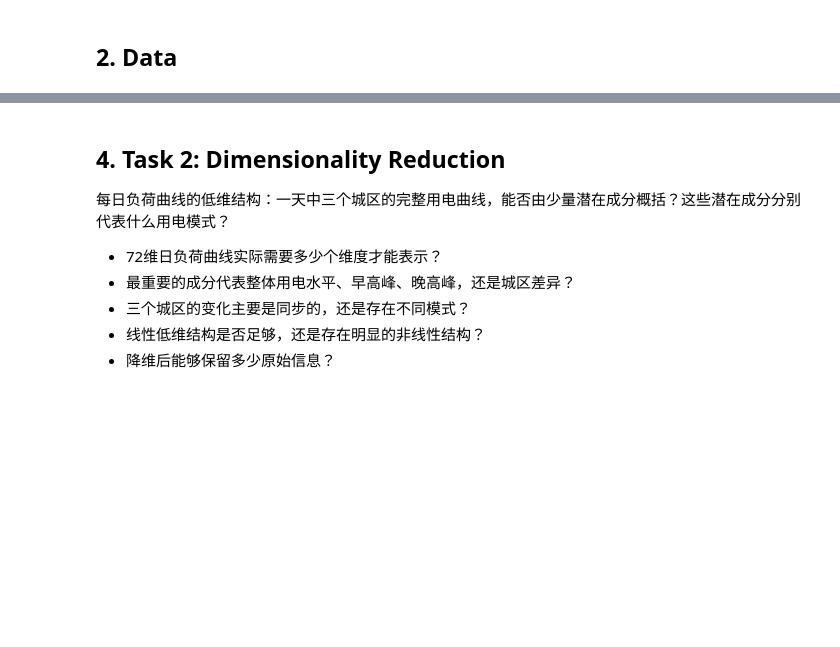
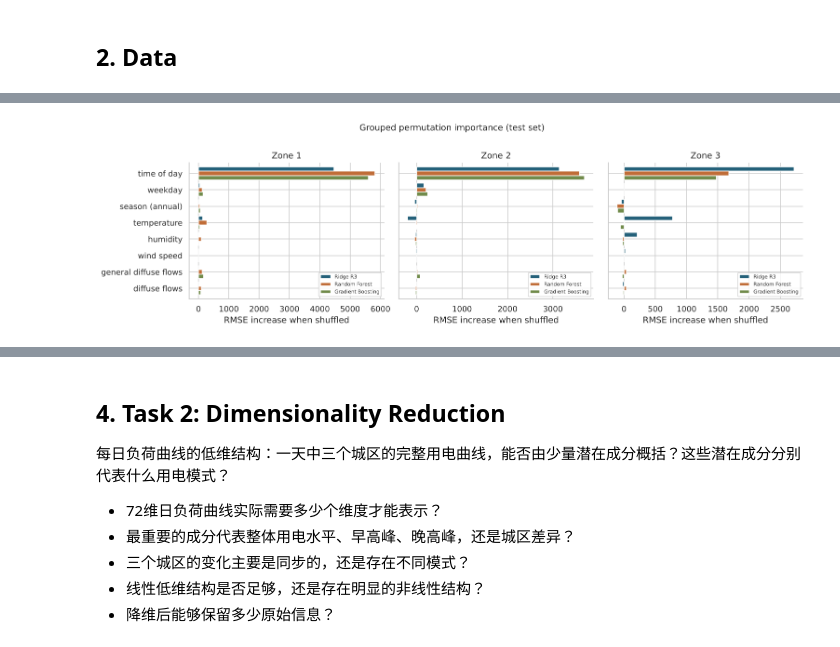
Before and after one commit to DSA5102-Final-Project-Group-8/Tetuan-City-Power-Consumption, a Jupyter notebook: DSA5102_Final_Project_Group8.ipynb, the cells around one changed output, grey strips where cells are left out. Saved outputs shown, nothing was run; the diff lists cells and outputs as text; code cells hidden in the pictures; blank space fills up the shorter version.

```diff
--- a/DSA5102_Final_Project_Group8.ipynb
+++ b/DSA5102_Final_Project_Group8.ipynb
@@ -80,0 +741,40 @@ import seaborn as sns
+# %%
+GROUPS = {"time of day": [f"daily_{f}_{k}" for k in (1, 2, 3) for f in ("sin", "cos")],
+          "weekday": [f"weekday_{d}" for d in range(1, 7)],
+          "season (annual)": ["annual_sin", "annual_cos"],
+          **{w.replace("_", " "): [w] for w in WEATHER}}
+
+def rebuild_interactions(x):
+    x = x.copy()
+    x["temperature_squared"] = x["temperature"] ** 2
+    x["temperature_x_humidity"] = x["temperature"] * x["humidity"]
+    x["temperature_x_daily_sin"] = x["temperature"] * x["daily_sin_1"]
+    x["temperature_x_daily_cos"] = x["temperature"] * x["daily_cos_1"]
+    return x
+
+rng, importance_rows = np.random.default_rng(SEED), []
+for zone in TARGETS:
+    y = holdout[zone].to_numpy()
+    for model in ["R3", "RF", "GB", "HYB"]:
+        est = fitted[(model, zone)]
+        base = metric_values(y, est.predict(x_test))["rmse"]
+        for group, columns in GROUPS.items():
+            increase = []
+            for _ in range(5):
+                shuffled = x_test.copy()
+                shuffled[columns] = x_test[columns].to_numpy()[rng.permutation(len(x_test))]
+                increase.append(metric_values(y, est.predict(rebuild_interactions(shuffled)))["rmse"] - base)
+            importance_rows.append(dict(zone=zone, model=model, group=group, rmse_increase=np.mean(increase)))
+importance = pd.DataFrame(importance_rows)
+display(importance.pivot_table(index="group", columns=["zone", "model"], values="rmse_increase")
+        .reindex(list(GROUPS)).round(0))
+
+fig, axes = plt.subplots(1, 3, figsize=(14, 4), sharey=True)
+for ax, zone in zip(axes, TARGETS):
+    importance[importance.zone == zone].pivot(index="group", columns="model", values="rmse_increase") \
+        .reindex(list(GROUPS))[["R3", "RF", "GB"]].rename(columns=NAMES) \
+        .plot.barh(ax=ax, width=.8, color=[MODEL_COLORS[m] for m in ["R3", "RF", "GB"]])
+    ax.set(title=LABELS[zone], xlabel="RMSE increase when shuffled", ylabel=""); ax.invert_yaxis()
+    ax.legend(fontsize=7, loc="lower right")
+fig.suptitle("Grouped permutation importance (test set)", y=1.02); plt.tight_layout(); plt.show()
+# %% [output]
@@ -80,0 +792 @@ import seaborn as sns
+[figure, added]
```
Also changed, not shown: parts of 61 cells of this notebook, 7 other files.
